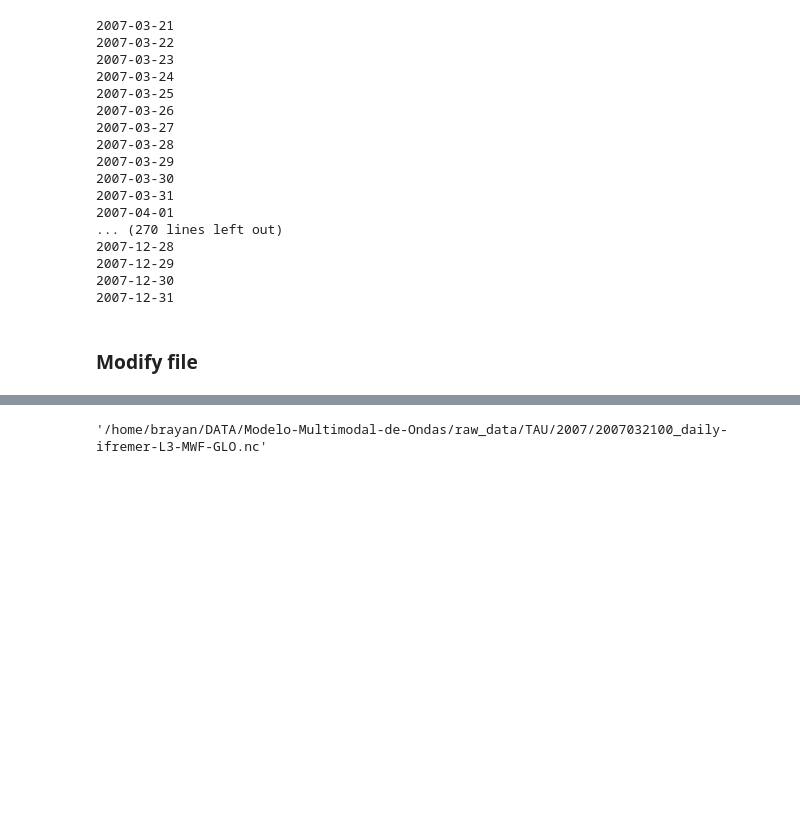
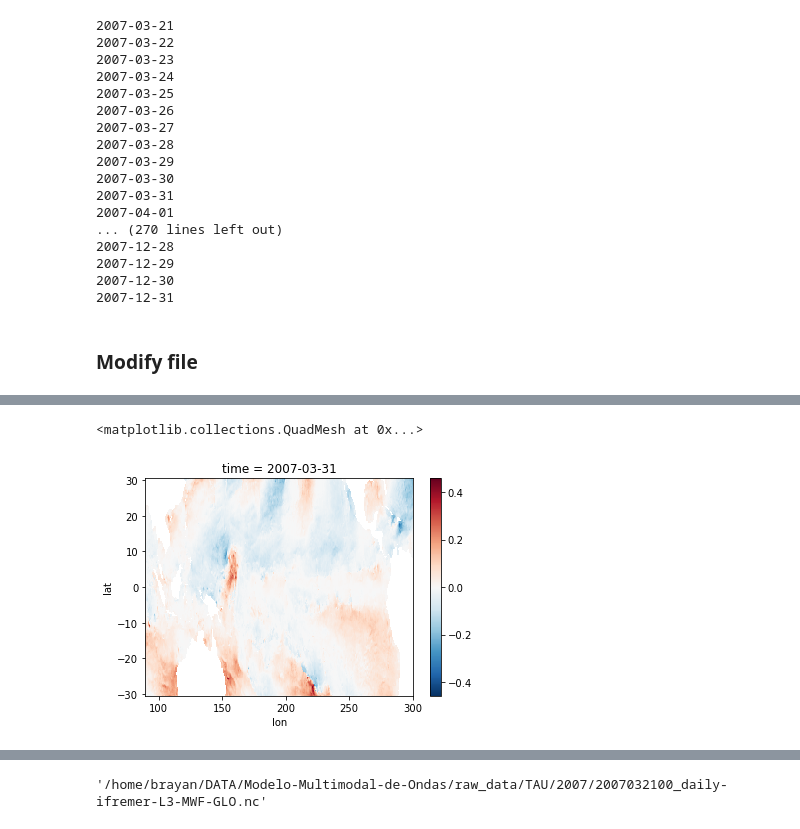
Before and after one commit to midnightsun10/Modelo-Multimodal-de-Ondas-, a Jupyter notebook: raw_data/Prueba_raw_data.ipynb, the cells around one changed output, grey strips where cells are left out. Cells and saved outputs as stored; diff of their text form; code cells hidden in the pictures; blank space fills up the shorter version.

```diff
--- a/raw_data/Prueba_raw_data.ipynb
+++ b/raw_data/Prueba_raw_data.ipynb
@@ -146,0 +185,6 @@ for file_nc, list_date in zip(list_ncs, list_dates):
+# %%
+file_ascat = []
+for year in range(int(init_date_update.split("-")[0]), int(end_date_update.split("-")[0])+1):
+    file_ascat += glob.glob(INPUT_DIR+f"TAU/{str(year)}/*.nc")
+# %%
+file_ascat.sort()
@@ -146,0 +199,2 @@ for file_nc, list_date in zip(list_ncs, list_dates):
+# %%
+DS_ASCAT = xr.open_mfdataset(file_ascat, parallel=True)
@@ -146,0 +245,2 @@ for file_nc, list_date in zip(list_ncs, list_dates):
+# %%
+TAUY_MISS = create_xarray(DS_ASCAT.tauy.values, DS_ASCAT.time, DS_ASCAT.lat, DS_ASCAT.lon, "time", "lat", "lon")
@@ -146,0 +294,5 @@ for file_nc, list_date in zip(list_ncs, list_dates):
+# %%
+TAUY_MISS.isel(time=10).plot()
+# %% [output]
+<matplotlib.collections.QuadMesh at 0x...>
+[figure, added]
```
Also changed, not shown: parts of 53 cells of this notebook, 2 other files.
